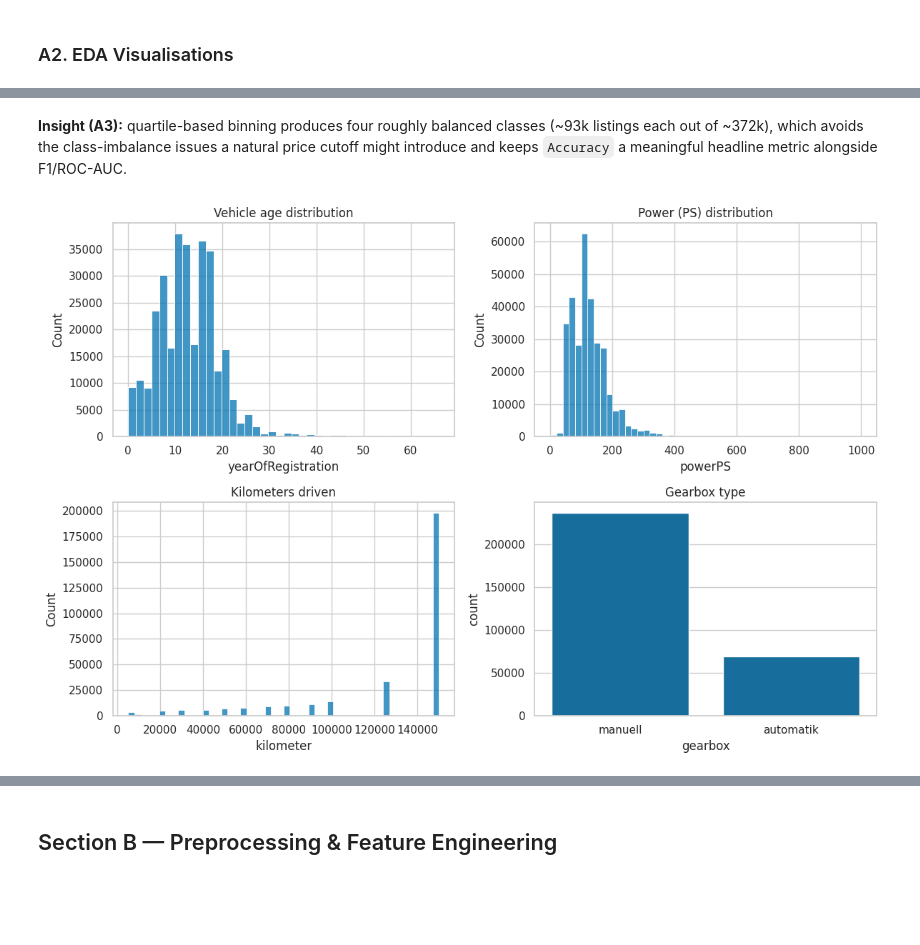
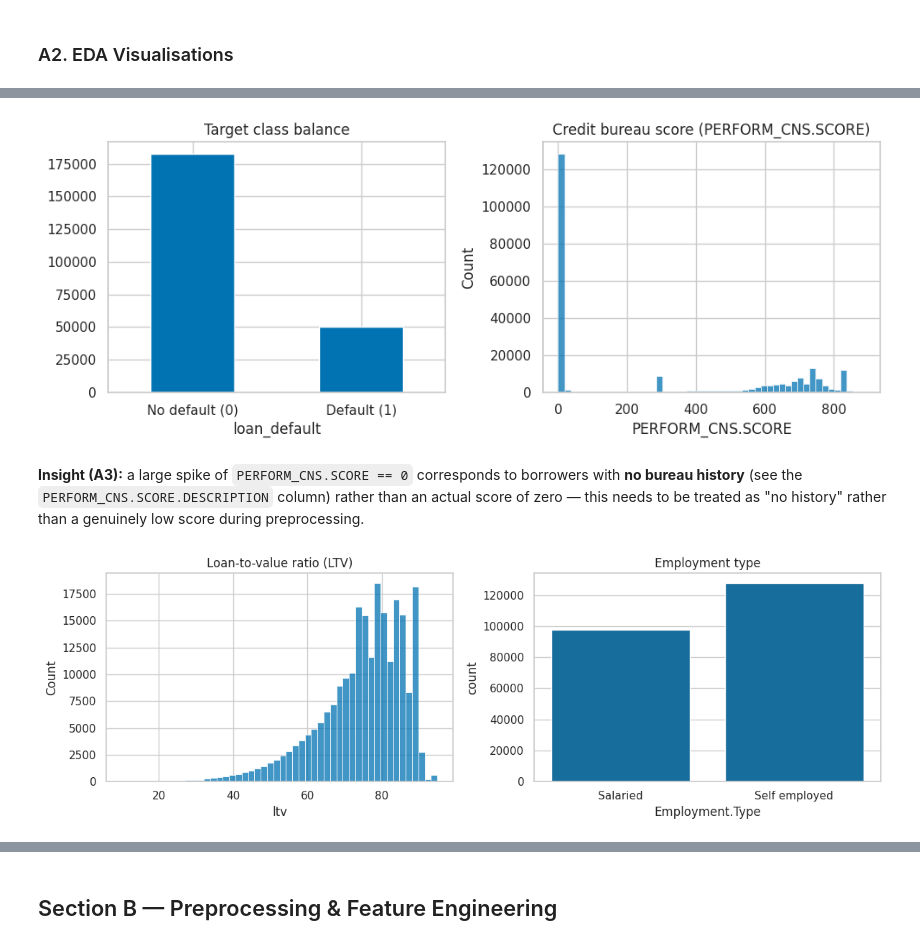
Before and after one commit to Rushil-99/ML-capstone, a Jupyter notebook: notebooks/classification.ipynb, the cells around one changed output, grey strips where cells are left out. Drawn from its saved outputs; the diff is of its cells as text; code cells hidden in the pictures; blank space fills up the shorter version.

```diff
--- a/notebooks/classification.ipynb
+++ b/notebooks/classification.ipynb
@@ -20,7 +20,7 @@ import seaborn as sns
 RANDOM_STATE = 42
 sns.set_theme(style="whitegrid", palette="colorblind")
 
-df = pd.read_csv("../data/raw/autos.csv", encoding="latin-1")
+df = pd.read_csv("../data/raw/train.csv")
 print("Shape:", df.shape)
 df.info()
 # %% [output]
@@ -91,12 +63,22 @@ Name: count, dtype: int64
-# %% [markdown]
-**Insight (A3):** quartile-based binning produces four roughly balanced classes (~93k listings each out of ~372k), which avoids the class-imbalance issues a natural price cutoff might introduce and keeps `Accuracy` a meaningful headline metric alongside F1/ROC-AUC.
+# %%
+fig, axes = plt.subplots(1, 2, figsize=(10, 4))
+df["loan_default"].value_counts().sort_index().plot(kind="bar", ax=axes[0])
+axes[0].set_xticklabels(["No default (0)", "Default (1)"], rotation=0)
+axes[0].set_title("Target class balance")
+
+sns.histplot(df["PERFORM_CNS.SCORE"], bins=50, ax=axes[1])
+axes[1].set_title("Credit bureau score (PERFORM_CNS.SCORE)")
+plt.tight_layout()
+plt.show()
+# %% [output]
+[figure, added]
+# %% [markdown]
+**Insight (A3):** a large spike of `PERFORM_CNS.SCORE == 0` corresponds to borrowers with **no bureau history** (see the `PERFORM_CNS.SCORE.DESCRIPTION` column) rather than an actual score of zero — this needs to be treated as "no history" rather than a genuinely low score during preprocessing.
 # %%
-fig, axes = plt.subplots(2, 2, figsize=(12, 8))
-sns.histplot(2016 - df_eda["yearOfRegistration"], bins=40, ax=axes[0,0]).set_title("Vehicle age distribution")
-sns.histplot(df_eda["powerPS"], bins=50, ax=axes[0,1]).set_title("Power (PS) distribution")
-sns.histplot(df_eda["kilometer"], bins=50, ax=axes[1,0]).set_title("Kilometers driven")
-sns.countplot(data=df_eda, x="gearbox", ax=axes[1,1]).set_title("Gearbox type")
+fig, axes = plt.subplots(1, 2, figsize=(12, 4))
+sns.histplot(df["ltv"], bins=50, ax=axes[0]).set_title("Loan-to-value ratio (LTV)")
+sns.countplot(data=df, x="Employment.Type", ax=axes[1]).set_title("Employment type")
 plt.tight_layout()
 plt.show()
 # %% [output]
-[figure, old version]
+[figure, new version]
```
Also changed, not shown: parts of 30 cells of this notebook, 4 other files.
